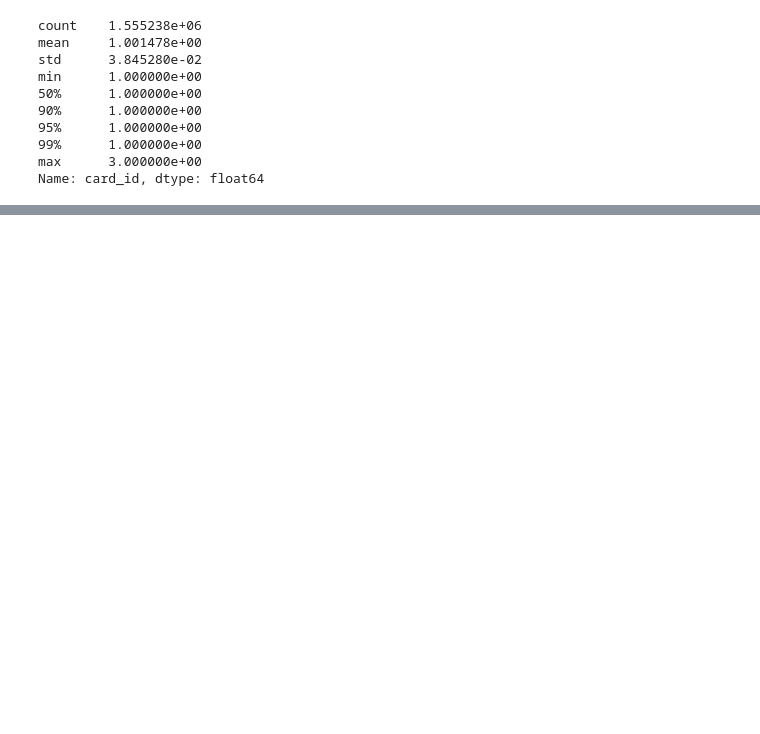
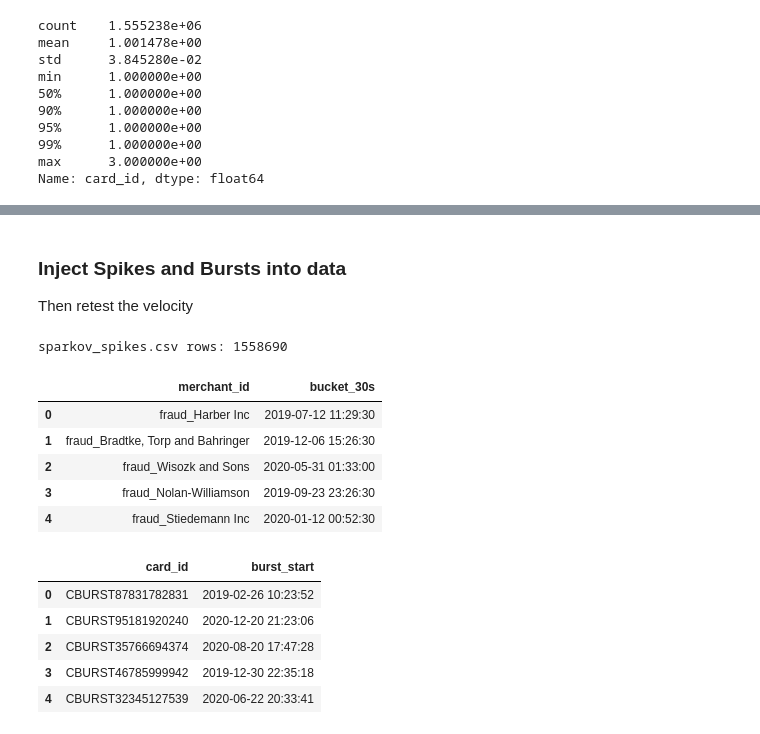
Before and after one commit to c-murphy01/edge_fraud_POS, a Jupyter notebook: notebooks/inspect_sparkov_dataset.ipynb, the cells around one changed output, grey strips where cells are left out. Drawn from its saved outputs; the diff is of its cells as text; code cells hidden in the pictures; blank space fills up the shorter version.

```diff
--- a/notebooks/inspect_sparkov_dataset.ipynb
+++ b/notebooks/inspect_sparkov_dataset.ipynb
@@ -129,0 +148,36 @@ Name: card_id, dtype: float64
+# %% [markdown]
+### Inject Spikes and Bursts into data
+
+Then retest the velocity
+# %%
+import sys, os, importlib
+module_path = os.path.abspath(os.path.join('..', 'src'))
+if module_path not in sys.path:
+    sys.path.append(module_path)
+
+from insert_spike import insert_spikes_to_data
+
+df_spiked, truth_m, truth_c = insert_spikes_to_data(df_pos, 50, 50, 15, 30, 2, 1, 13, 7,)
+
+PRO = Path("../data/processed")
+df_spiked.to_csv(PRO / "sparkov_spikes.csv", index=False)
+truth_m.to_csv(PRO / "synth_truth_merchant.csv", index=False)
+truth_c.to_csv(PRO / "synth_truth_card.csv", index=False)
+
+print("sparkov_spikes.csv rows:", len(df_spiked))
+display(truth_m.head())
+display(truth_c.head())
+# %% [output]
+sparkov_spikes.csv rows: 1558690
+|  | merchant_id | bucket_30s |
+| 0 | fraud_Harber Inc | 2019-07-12 11:29:30 |
+| 1 | fraud_Bradtke, Torp and Bahringer | 2019-12-06 15:26:30 |
+| 2 | fraud_Wisozk and Sons | 2020-05-31 01:33:00 |
+| 3 | fraud_Nolan-Williamson | 2019-09-23 23:26:30 |
+| 4 | fraud_Stiedemann Inc | 2020-01-12 00:52:30 |
+|  | card_id | burst_start |
+| 0 | CBURST87831782831 | 2019-02-26 10:23:52 |
+| 1 | CBURST95181920240 | 2020-12-20 21:23:06 |
+| 2 | CBURST35766694374 | 2020-08-20 17:47:28 |
+| 3 | CBURST46785999942 | 2019-12-30 22:35:18 |
+| 4 | CBURST32345127539 | 2020-06-22 20:33:41 |
```
Also changed, not shown: parts of 9 cells of this notebook, 2 other files.
